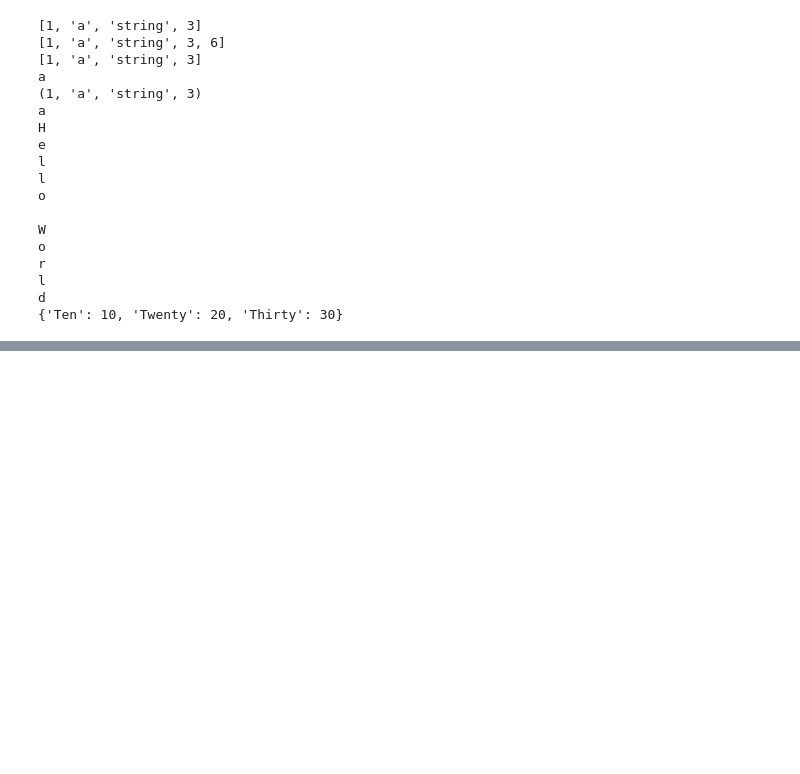
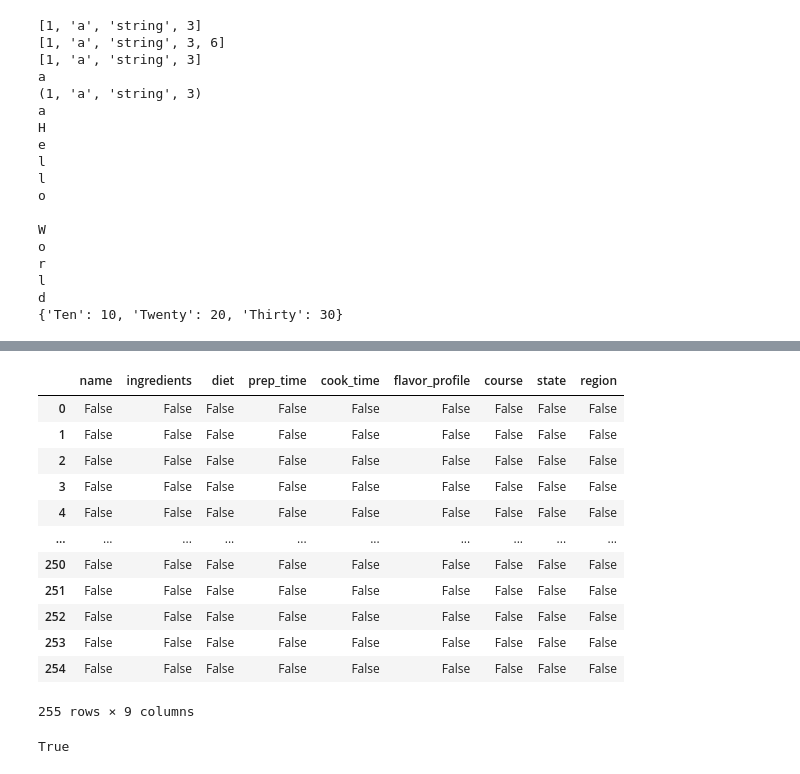
Before and after one commit to amritesh-21/amritesh18cse076, a Jupyter notebook: Assignment.ipynb, the cells around one changed output, grey strips where cells are left out. Saved outputs shown, nothing was run; the diff lists cells and outputs as text; code cells hidden in the pictures; blank space fills up the shorter version.

```diff
--- a/Assignment.ipynb
+++ b/Assignment.ipynb
@@ -128,0 +131,3 @@ d
+# %%
+from google.colab import files
+uploaded=files.upload()
@@ -128,0 +139,2 @@ d
+# %%
+df=pd.read_csv(io.BytesIO(uploaded["indian_food.csv"]))
@@ -128,0 +215,20 @@ d
+# %%
+df.isnull()
+# %% [output]
+|  | name | ingredients | diet | prep_time | cook_time | flavor_profile | course | state | region |
+| 0 | False | False | False | False | False | False | False | False | False |
+| 1 | False | False | False | False | False | False | False | False | False |
+| 2 | False | False | False | False | False | False | False | False | False |
+| 3 | False | False | False | False | False | False | False | False | False |
+| 4 | False | False | False | False | False | False | False | False | False |
+| ... | ... | ... | ... | ... | ... | ... | ... | ... | ... |
+| 250 | False | False | False | False | False | False | False | False | False |
+| 251 | False | False | False | False | False | False | False | False | False |
+| 252 | False | False | False | False | False | False | False | False | False |
+| 253 | False | False | False | False | False | False | False | False | False |
+| 254 | False | False | False | False | False | False | False | False | False |
+255 rows × 9 columns
+# %%
+df.isnull().values.any()
+# %% [output]
+True
```
Also changed, not shown: parts of 16 cells of this notebook.
